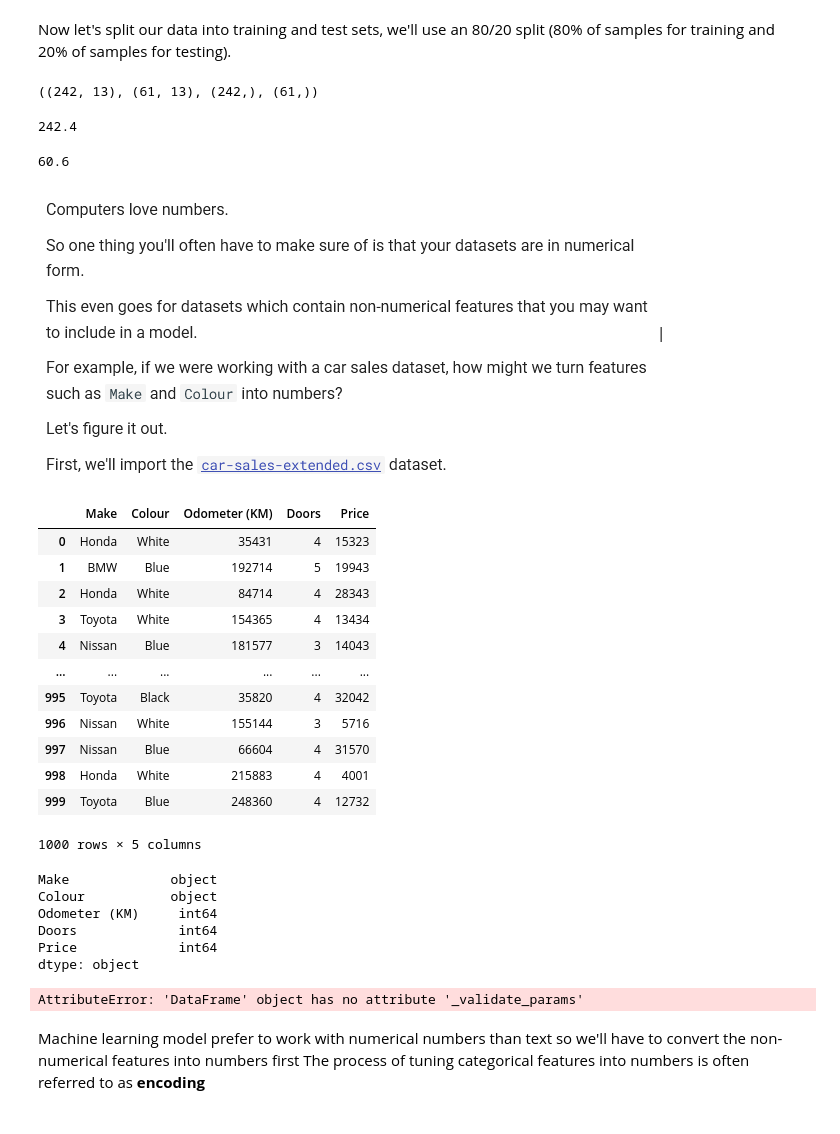
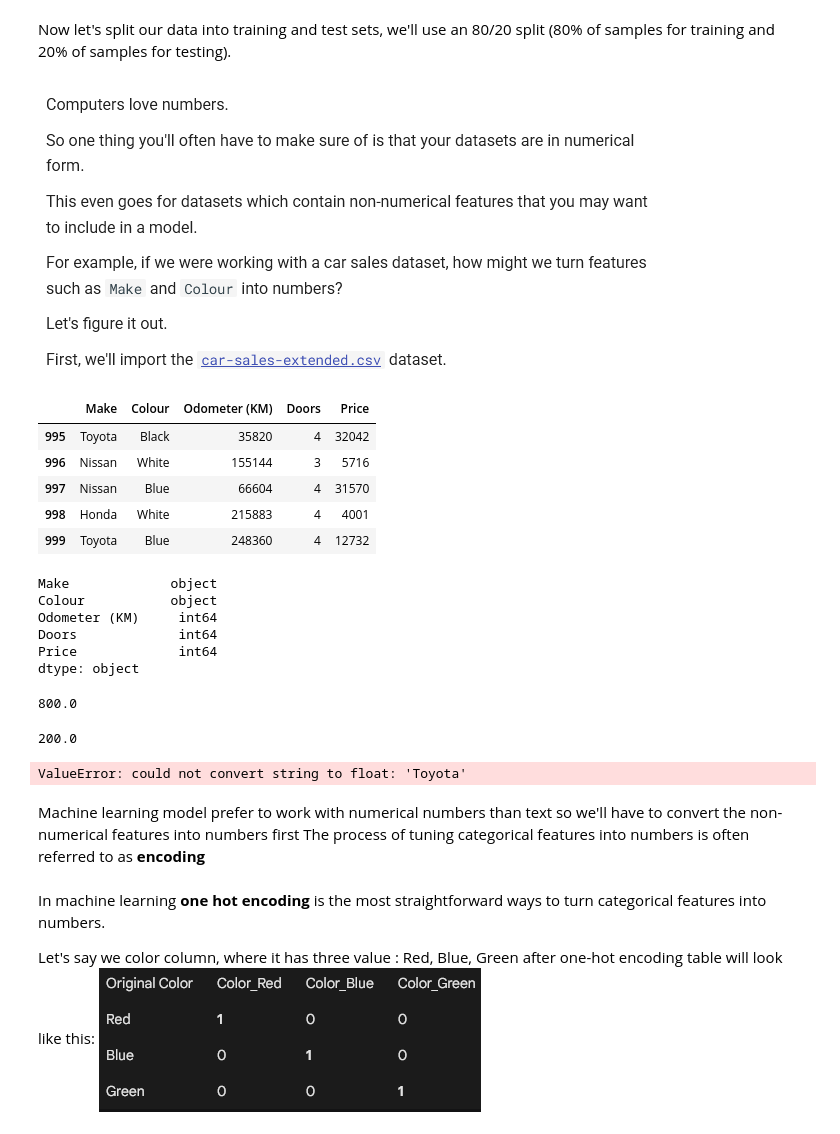
Before and after one commit to mlcodr/Ongoing-ML, a Jupyter notebook: Scikit-Learn_here/SCKT_2.ipynb, the cells around one changed output. Drawn from its saved outputs; the diff is of its cells as text; code cells hidden in the pictures.

```diff
--- a/Scikit-Learn_here/SCKT_2.ipynb
+++ b/Scikit-Learn_here/SCKT_2.ipynb
@@ -46,36 +15,16 @@ X_train,y_train,X_test,y_test = train_test_split(X,y,test_size=0.2)
-# %%
-X_train.shape,y_train.shape,X_test.shape,y_test.shape
-# %% [output]
-((242, 13), (61, 13), (242,), (61,))
-# %%
-## 80% of the data used for training the model
-X.shape[0] * 0.8
-# %% [output]
-242.4
-# %%
-X.shape[0] * 0.2
-# %% [output]
-60.6
 # %% [markdown]
-![image.png](attachment:2d76abdd-38f8-4b11-bd71-ec009570c099.png)|
+![image.png](attachment:2d76abdd-38f8-4b11-bd71-ec009570c099.png)
 # %%
 # Import car-sales-extended.csv
 car_sales = pd.read_csv("https://raw.githubusercontent.com/mrdbourke/zero-to-mastery-ml/master/data/car-sales-extended.csv")
-car_sales
+car_sales.tail(5)
 # %% [output]
 |  | Make | Colour | Odometer (KM) | Doors | Price |
-| 0 | Honda | White | 35431 | 4 | 15323 |
-| 1 | BMW | Blue | 192714 | 5 | 19943 |
-| 2 | Honda | White | 84714 | 4 | 28343 |
-| 3 | Toyota | White | 154365 | 4 | 13434 |
-| 4 | Nissan | Blue | 181577 | 3 | 14043 |
-| ... | ... | ... | ... | ... | ... |
 | 995 | Toyota | Black | 35820 | 4 | 32042 |
 | 996 | Nissan | White | 155144 | 3 | 5716 |
 | 997 | Nissan | Blue | 66604 | 4 | 31570 |
 | 998 | Honda | White | 215883 | 4 | 4001 |
 | 999 | Toyota | Blue | 248360 | 4 | 12732 |
-1000 rows × 5 columns
 # %%
 car_sales.dtypes
 # %% [output]
@@ -92,12 +43,31 @@ x_train,Y_train,x_test,Y_test = train_test_split(x,Y,test_size=0.2)
+# %%
+## 80% of the data used for training the model
+X.shape[0] * 0.8
+# %% [output]
+800.0
+# %%
+X.shape[0] * 0.2
+# %% [output]
+200.0
 # %%
 # Try to predict with random forest on price column(doesn't work)
 from sklearn.ensemble import RandomForestRegressor
-model = RandomForestRegressor
-model.fit(x_train,Y_train)
-model.score(x_test,Y_test)
+## Random forest regressor is used when our target value is continuous numerical value like predicting the price
+## of a house or the temperature tomorrow, or a person's height .
+
+model = RandomForestRegressor()
+model.fit(X_train,y_train)
+model.score(X_test,y_test)
 # %% [output]
-AttributeError: 'DataFrame' object has no attribute '_validate_params'
+ValueError: could not convert string to float: 'Toyota'
 # %% [markdown]
 Machine learning model prefer to work with numerical numbers than text
 so we'll have to convert the non-numerical features into numbers first
 The process of tuning categorical features into numbers is often referred to as **encoding**
+# %% [markdown]
+In machine learning **one hot encoding** is the most straightforward ways to turn categorical features into
+numbers.
+
+Let's say we color column, where it has three value : Red, Blue, Green
+after one-hot encoding table will look like this:
+![image.png](attachment:13db2698-6f0d-46e6-8477-6f4be2f58f45.png)
```
Also changed, not shown: parts of 19 cells of this notebook, 9 other files.
